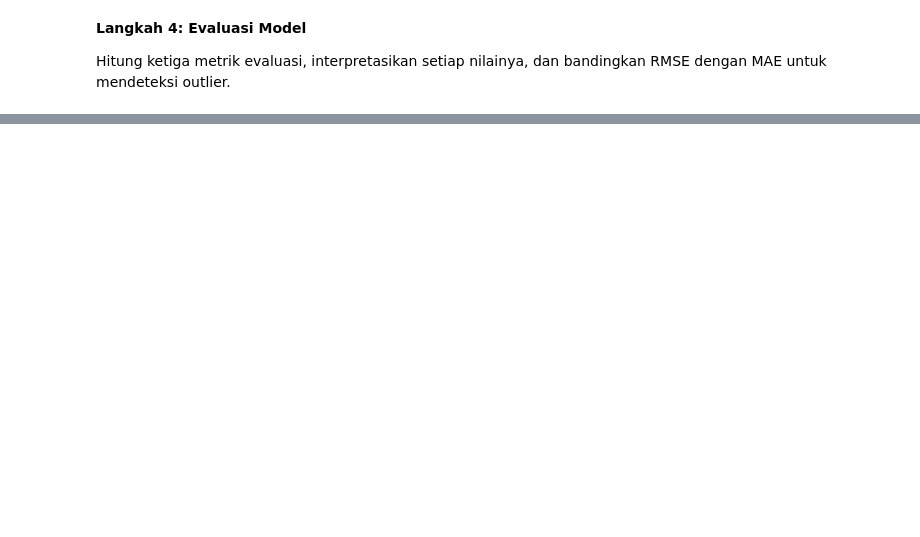
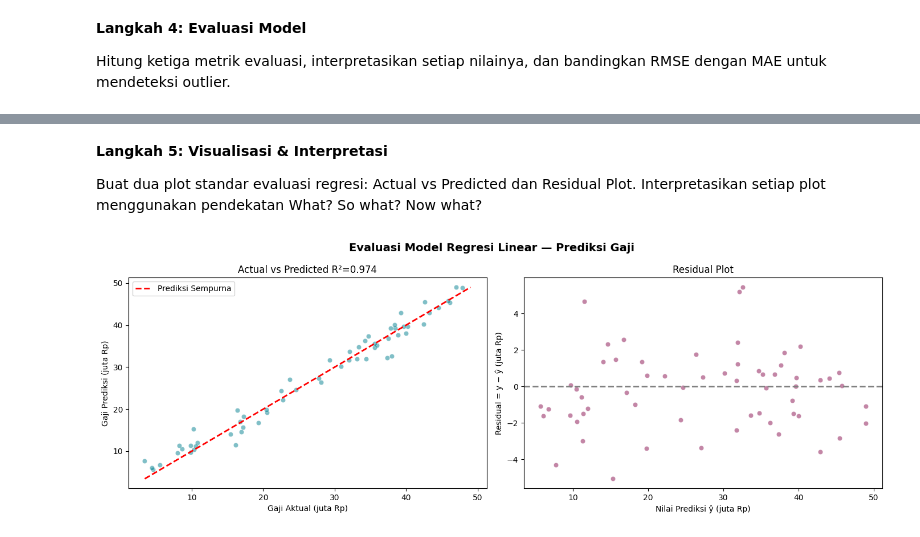
Before and after one commit to sulthanalihsan/data-science-2026, a Jupyter notebook: Pertemuan7_Muhamad_Sulthan_Al_Ihsan_250401020154.ipynb, the cells around one changed output, grey strips where cells are left out. Cells and saved outputs as stored; diff of their text form; code cells hidden in the pictures; blank space fills up the shorter version.

```diff
--- a/Pertemuan7_Muhamad_Sulthan_Al_Ihsan_250401020154.ipynb
+++ b/Pertemuan7_Muhamad_Sulthan_Al_Ihsan_250401020154.ipynb
@@ -242,0 +284,37 @@ print(f'Selisih RMSE-MAE = {rmse-mae:.3f}')
+# %% [markdown]
+**Langkah 5: Visualisasi & Interpretasi**
+
+Buat dua plot standar evaluasi regresi: Actual vs Predicted dan Residual Plot. Interpretasikan setiap plot menggunakan pendekatan What? So what? Now what?
+# %%
+fig, axes = plt.subplots(1, 2, figsize=(14, 5))
+
+# Plot 1: Actual vs Predicted
+axes[0].scatter(y_test, y_pred, alpha=0.5,
+color='#028090', edgecolors='white', lw=0.5)
+lims = [min(y_test.min(), y_pred.min()),
+max(y_test.max(), y_pred.max())]
+axes[0].plot(lims, lims, 'r--', lw=2,
+label='Prediksi Sempurna')
+axes[0].set_xlabel('Gaji Aktual (juta Rp)')
+axes[0].set_ylabel('Gaji Prediksi (juta Rp)')
+axes[0].set_title(f'Actual vs Predicted R²={r2:.3f}')
+axes[0].legend()
+
+# Plot 2: Residual Plot
+residuals = y_test - y_pred
+axes[1].scatter(y_pred, residuals, alpha=0.5,
+color='#880E4F', edgecolors='white', lw=0.5)
+axes[1].axhline(0, color='gray', linestyle='--', lw=2)
+axes[1].set_xlabel('Nilai Prediksi ŷ (juta Rp)')
+axes[1].set_ylabel('Residual = y − ŷ (juta Rp)')
+axes[1].set_title('Residual Plot')
+plt.suptitle('Evaluasi Model Regresi Linear — Prediksi Gaji',
+fontsize=14, fontweight='bold')
+plt.tight_layout()
+plt.savefig('evaluasi_regresi.png', dpi=150, bbox_inches='tight')
+plt.show()
+# Cara membaca Residual Plot:
+# ✅ Baik: titik tersebar ACAK di sekitar garis y=0
+# ❌ Masalah: ada pola (kurva, corong) → asumsi linearitas dilangga
+# %% [output]
+[figure, added]
```
Also changed, not shown: parts of 6 cells of this notebook.
